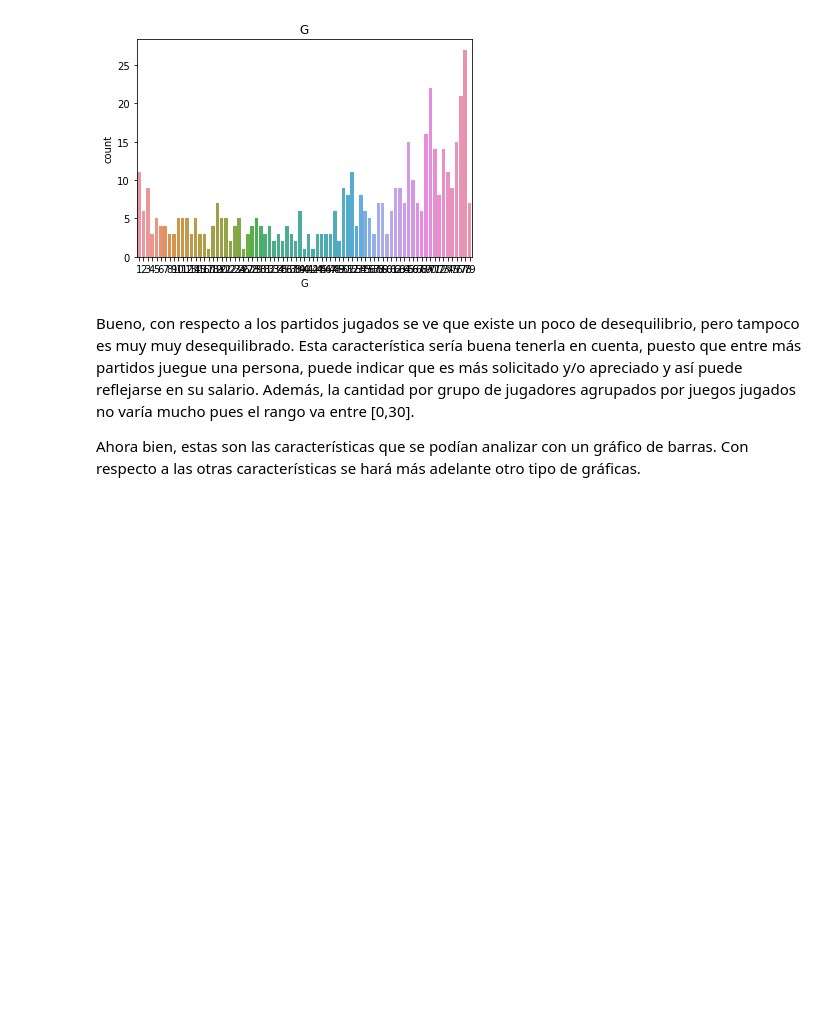
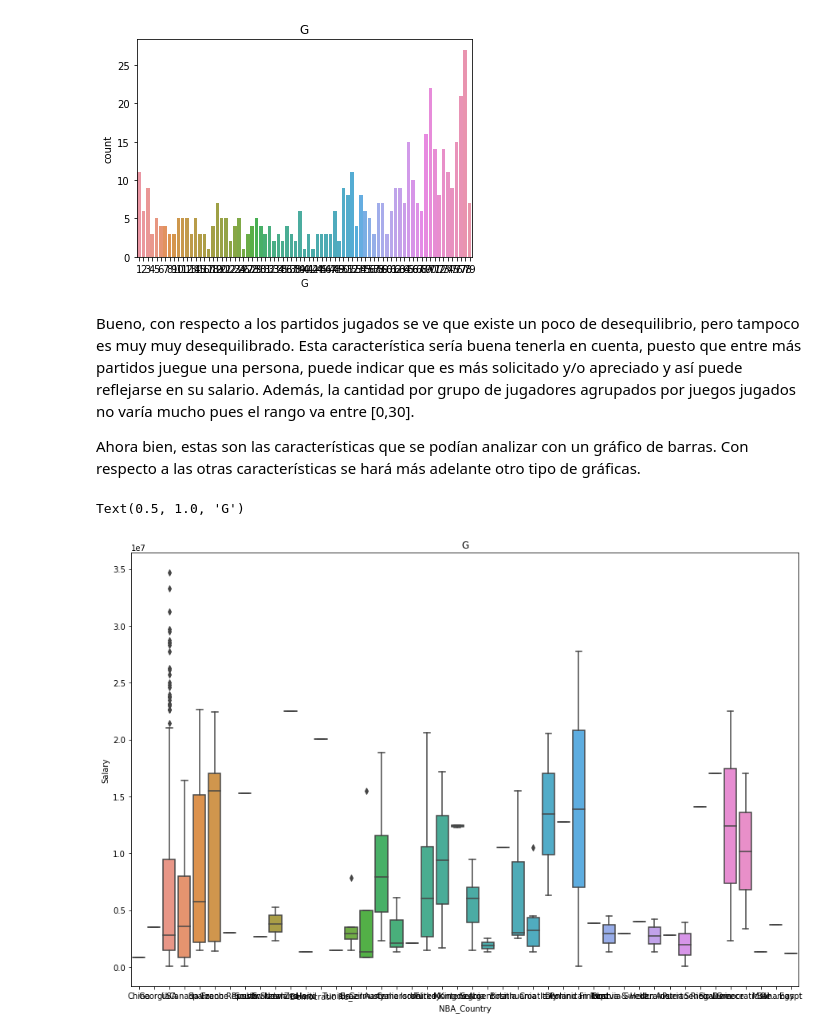
Before and after one commit to StevenMaMei/DataAnalyticsFinalProject, a Jupyter notebook: PrimerEntrega.ipynb, the cells around one changed output. Cells and saved outputs as stored; diff of their text form; code cells hidden in the pictures; blank space fills up the shorter version.

Commit message:
boxplot added

```diff
--- a/PrimerEntrega.ipynb
+++ b/PrimerEntrega.ipynb
@@ -216,3 +220,11 @@ plt.show()
 Bueno, con respecto a los partidos jugados se ve que existe un poco de desequilibrio, pero tampoco es muy muy desequilibrado. Esta característica sería buena tenerla en cuenta, puesto que entre más partidos juegue una persona, puede indicar que es más solicitado y/o apreciado y así puede reflejarse en su salario. Además, la cantidad por grupo de jugadores agrupados por juegos jugados no varía mucho pues el rango va entre [0,30].
 
 Ahora bien, estas son las características que se podían analizar con un gráfico de barras. Con respecto a las otras características se hará más adelante otro tipo de gráficas.
+# %%
+fig = plt.figure(figsize=(15,10))
+
+sns.boxplot(x=data.columns[2], y=data['Salary'], data=data)
+plt.title(var_num)
+# %% [output]
+Text(0.5, 1.0, 'G')
+[figure, added]
```
Also changed, not shown: parts of 14 cells of this notebook.
